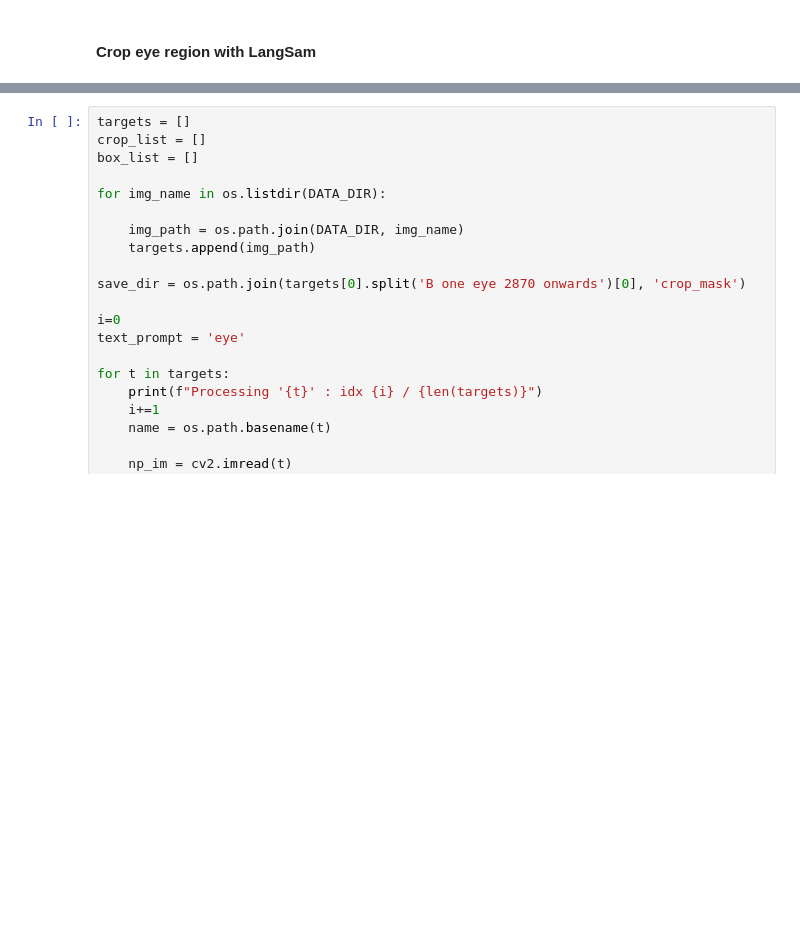
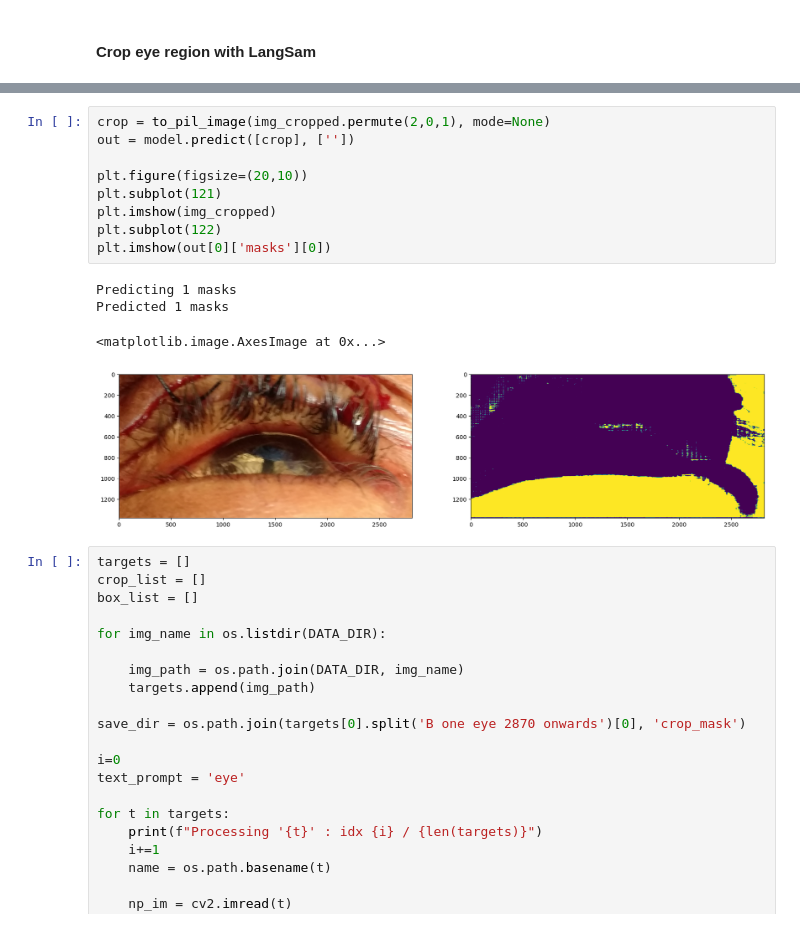
Before and after one commit to lucieDLE/trachoma, a Jupyter notebook: src/py/notebooks/langsam_segmentation.ipynb, the cells around one changed output, grey strips where cells are left out. Drawn from its saved outputs; the diff is of its cells as text; blank space fills up the shorter version.

```diff
--- a/src/py/notebooks/langsam_segmentation.ipynb
+++ b/src/py/notebooks/langsam_segmentation.ipynb
@@ -42,3 +99,17 @@ model = LangSAM(ckpt_path = CHECKPOINT_PATH)
+# %%
+crop = to_pil_image(img_cropped.permute(2,0,1), mode=None)
+out = model.predict([crop], [''])
+
+plt.figure(figsize=(20,10))
+plt.subplot(121)
+plt.imshow(img_cropped)
+plt.subplot(122)
+plt.imshow(out[0]['masks'][0])
+# %% [output]
+Predicting 1 masks
+Predicted 1 masks
+<matplotlib.image.AxesImage at 0x...>
+[figure, added]
 # %%
 targets = []
 crop_list = []
```
Also changed, not shown: parts of 8 cells of this notebook, 1 other file.
